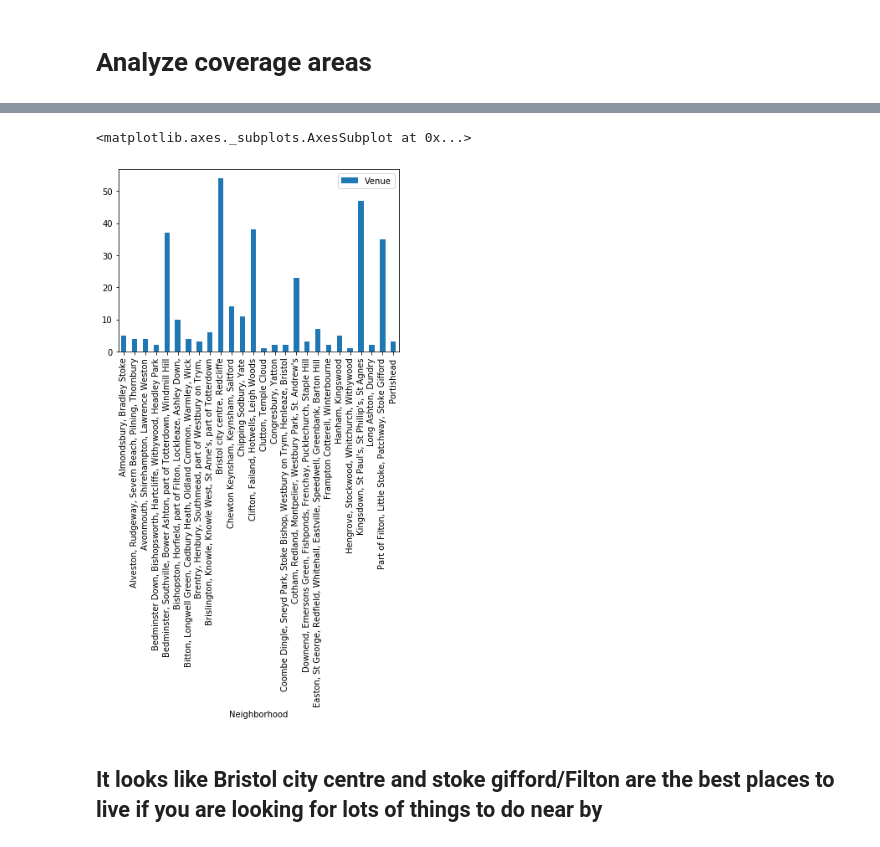
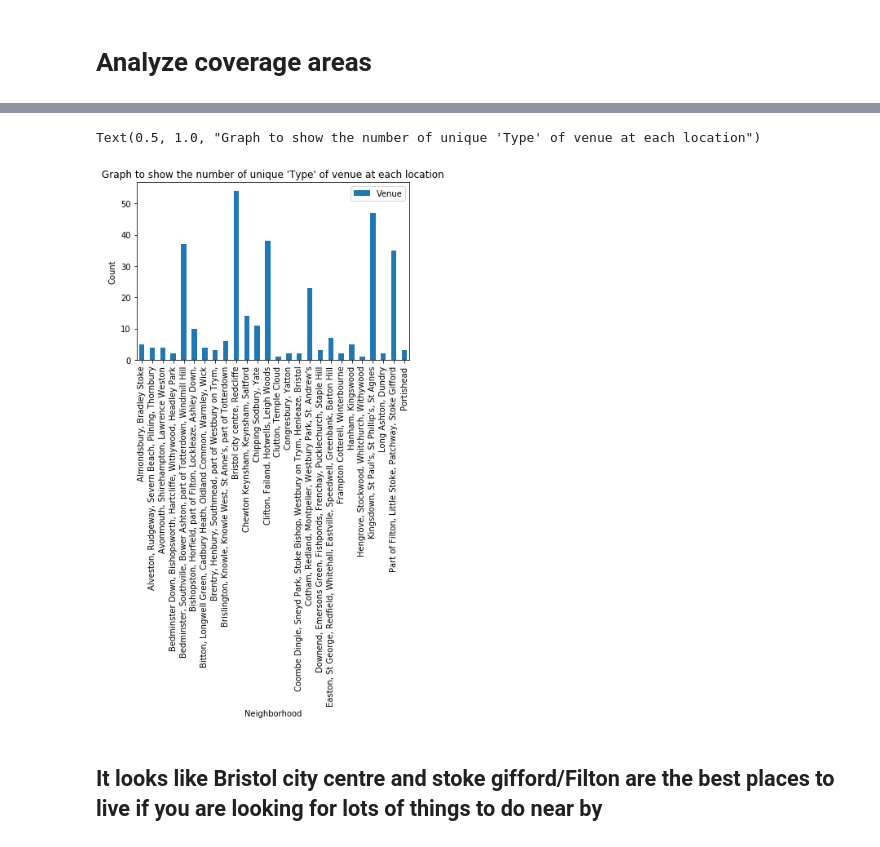
Before and after one commit to Maxim341/Data-Science-Capstone, a Jupyter notebook: final_project/bristol_housing_analysis.ipynb, the cells around one changed output, grey strips where cells are left out. Saved outputs shown, nothing was run; the diff lists cells and outputs as text; code cells hidden in the pictures.

```diff
--- a/final_project/bristol_housing_analysis.ipynb
+++ b/final_project/bristol_housing_analysis.ipynb
@@ -245,10 +247,12 @@ plotss[['Venue']].plot(kind='bar')
 # %%
 plot2 = bristol_venues.groupby(['Neighborhood','Venue Category'], as_index=False).count()
 plot3 = plot2.groupby('Neighborhood').count()
-plot3[['Venue']].plot(kind='bar')
+ax = plot3[['Venue']].plot(kind='bar')
+ax.set(xlabel='Neighborhood', ylabel='Count')
+plt.title("Graph to show the number of unique 'Type' of venue at each location")
 # %% [output]
-<matplotlib.axes._subplots.AxesSubplot at 0x...>
+Text(0.5, 1.0, "Graph to show the number of unique 'Type' of venue at each location")
-[figure, old version]
+[figure, new version]
 # %% [markdown]
 ## It looks like Bristol city centre and stoke gifford/Filton are the best places to live if you are looking for lots of things to do near by
 # %%
```
Also changed, not shown: parts of 1 cell of this notebook, 1 other file.
